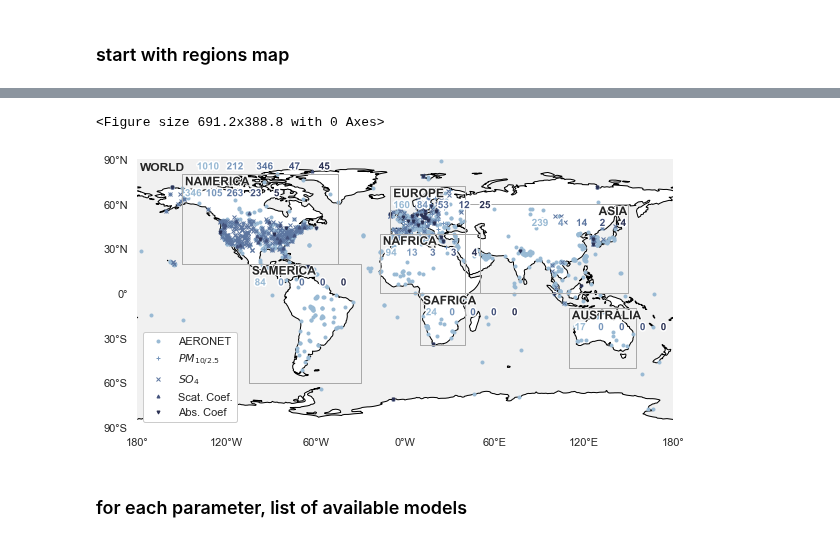
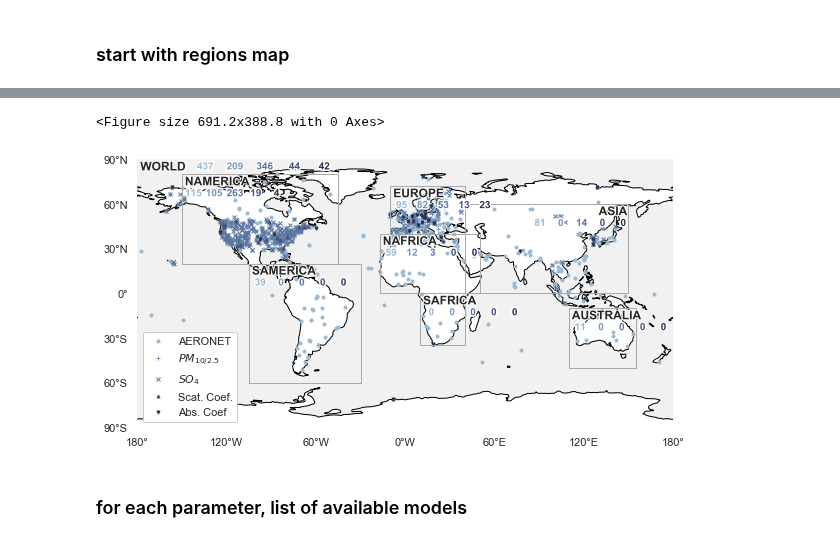
Before and after one commit to AugustinMortier/aerosol_trends, a Jupyter notebook: scripts/regions&params.ipynb, the cells around one changed output, grey strips where cells are left out. Saved outputs shown, nothing was run; the diff lists cells and outputs as text; code cells hidden in the pictures.

```diff
--- a/scripts/regions&params.ipynb
+++ b/scripts/regions&params.ipynb
@@ -28,7 +28,7 @@ regions = get_regions()
 parameters = ['od550aer', 'concpm10', 'concso4', 'scatc550dryaer', 'absc550aer']
 # %%
 #read observations
-OBS = {}
+OBS_MAP, OBS_DF = {}, {}
 
 for i, var in enumerate(parameters):
     # computation parameters
@@ -42,7 +42,7 @@ for i, var in enumerate(parameters):
     obs_data = reader.read(vars_to_retrieve=var)
 
     #compte the trend just to have filtering (300 points, ...)
-    _, OBS[var], _ = process_trend(
+    _, OBS_MAP[var], OBS_DF[var] = process_trend(
         obs_data, params,
         plot=False, show_plot=False, save_plot=False, write_json=False
     )
@@ -99,9 +201,8 @@ for region in regions:
         x0, y0 = reglons[1]-20, reglats[1]-2
     else:
         x0, y0 = reglons[0]+2, reglats[1]-2
+    txt = ax.text(x0, y0, pyreg['_name'], ha='left', va='top', fontweight='bold', zorder=60)
     txt.set_path_effects([PathEffects.withStroke(linewidth=2, foreground='w')])
-    txt = ax.text(x0, y0, pyreg['_name'], ha='left', va='top', fontweight='bold', zorder=60)
-
 
 #plot the observations available
 palette = sns.cubehelix_palette(len(parameters), start=0, rot=-.15, dark=.2, light=.7, reverse=False)
@@ -120,8 +221,12 @@ colors = [palette[i] for i, var in enumerate(parameters)]
 markers = ['o', '+', 'x','^', 'v']
 sizes = [3, 4, 4, 3, 3]
 for i, var in enumerate(parameters):
-    lons = [station ['lon'] for station in OBS[var]['WORLD']['stations']]
-    lats = [station ['lat'] for station in OBS[var]['WORLD']['stations']]
+    #stations include all the stations, while the keys include the stations used in the regional time series
+    stations = OBS_MAP[var]['WORLD']['stations']
+    keys = list(OBS_DF[var]['WORLD'].keys())
+
+    lons = [station['lon'] for station in OBS_MAP[var]['WORLD']['stations'] if var+'_'+station['name'] in keys]
+    lats = [station['lat'] for station in OBS_MAP[var]['WORLD']['stations'] if var+'_'+station['name'] in keys]
     ax.plot(lons, lats, marker=markers[i], lw=0, ms=sizes[i], color=colors[i], alpha=1, transform=ccrs.PlateCarree(), label=networks[i] )
 
     ax.set_xticks([-180, -120, -60, 0, 60, 120, 180], crs=ccrs.PlateCarree())
@@ -135,36 +240,36 @@ for i, var in enumerate(parameters):
     for region in regions:
         pyreg = pya.Region(region)
         reglons = pyreg['lon_range']
         reglats = pyreg['lat_range']
         y0 = reglats[1]-2
         if region=='WORLD':
             x0 = reglons[0]+40
             dx = 20
             dy = 0
         else:
             x0 = reglons[0]+2
             dx=14
             dy = 8
         if region=='ASIA':
             x0 = reglons[1]-65
-        if region in OBS[var]:
-            nmax = len(OBS[var][region]['stations'])
+        if region in OBS_DF[var]:
+            nmax = len(list(OBS_DF[var][region].keys()))
         else:
             nmax = 0
         txt = ax.text(x0+i*dx, y0-dy, '{:3d}'.format(nmax), ha='left', va='top', fontweight='bold', fontsize=10, color=colors[i],zorder=80, backgroundcolor=(1,1,1,.0))
         txt.set_path_effects([PathEffects.withStroke(linewidth=3, foreground='w')])
 
 plt.legend(fancybox=True,framealpha=1, shadow=False, facecolor='white')
 ax.outline_patch.set_visible(False)
 ax.outline_patch.set_linewidth(0)
 
 plt.grid(False)
 plt.box(None)
 fig.set_size_inches(16*fs,9*fs)
 plt.savefig('figs/maps/av_obs.png', dpi=300, bbox_inches='tight')
 # %% [output]
 <Figure size 691.2x388.8 with 0 Axes>
-[figure, old version]
+[figure, new version]
 # %% [markdown]
 ### for each parameter, list of available models
 # %%
```
Also changed, not shown: parts of 3 cells of this notebook, 6 other files.
